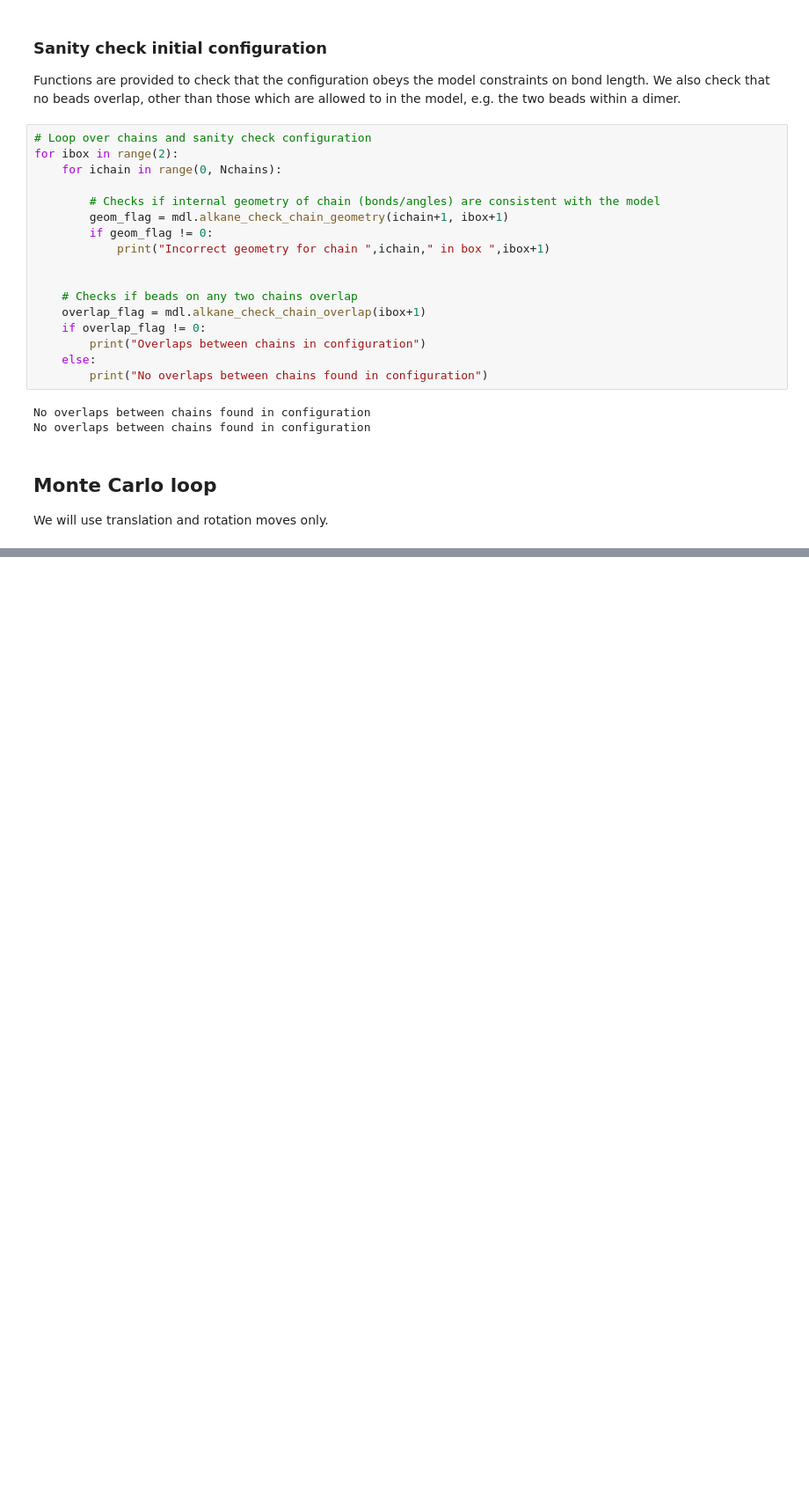
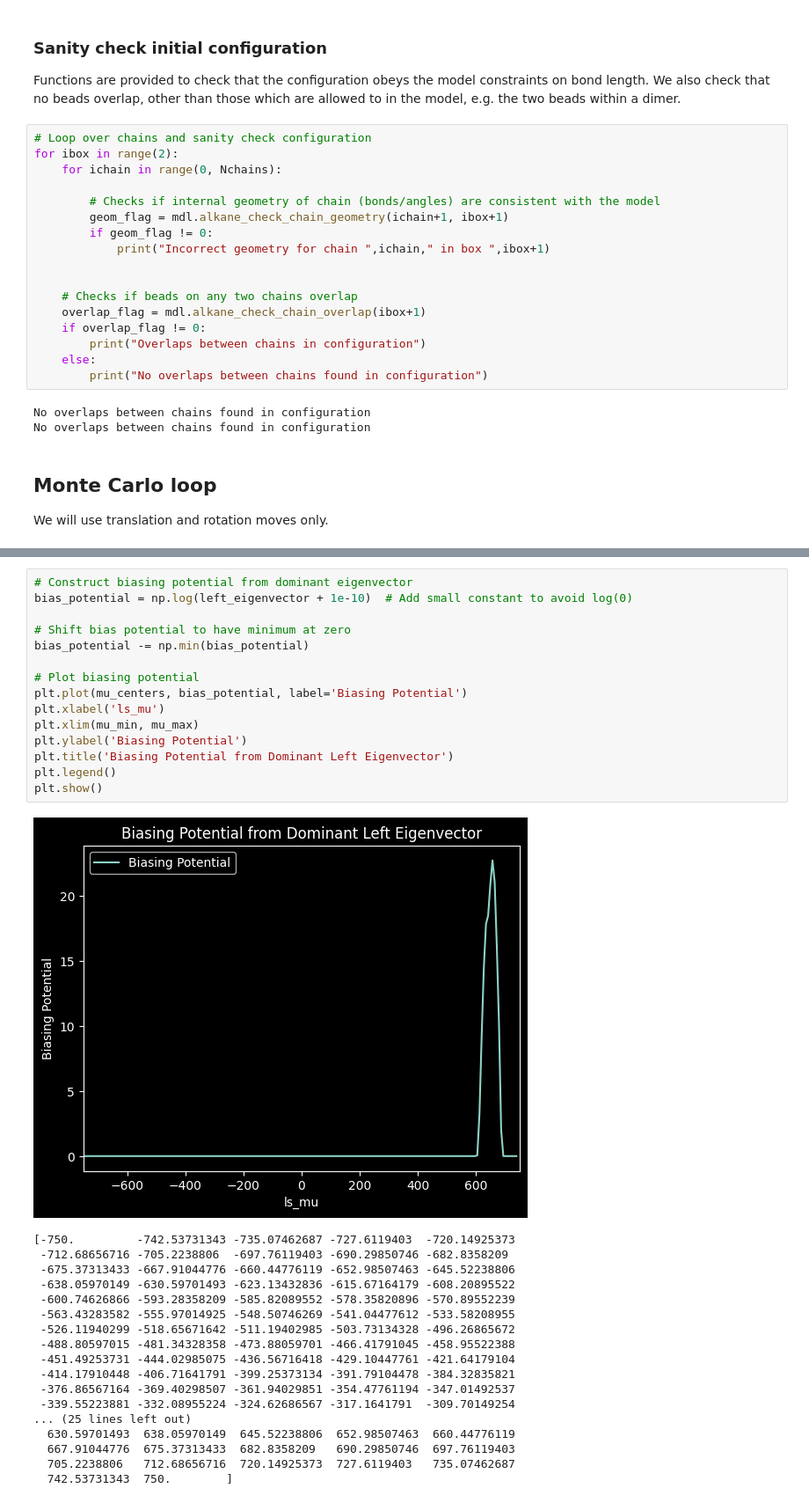
Before and after one commit to dquigley533/hs_alkane, a Jupyter notebook: examples/Dimer_LSMC/lsmc.ipynb, the cells around one changed output, grey strips where cells are left out. Shown at 88% size. Saved outputs shown, nothing was run; the diff lists cells and outputs as text; blank space fills up the shorter version.

```diff
--- a/examples/Dimer_LSMC/lsmc.ipynb
+++ b/examples/Dimer_LSMC/lsmc.ipynb
@@ -320,0 +519,34 @@ plt.show()
+# %%
+# Construct biasing potential from dominant eigenvector
+bias_potential = np.log(left_eigenvector + 1e-10)  # Add small constant to avoid log(0)
+
+# Shift bias potential to have minimum at zero
+bias_potential -= np.min(bias_potential)
+
+# Plot biasing potential
+plt.plot(mu_centers, bias_potential, label='Biasing Potential')
+plt.xlabel('ls_mu')
+plt.xlim(mu_min, mu_max)
+plt.ylabel('Biasing Potential')
+plt.title('Biasing Potential from Dominant Left Eigenvector')
+plt.legend()
+plt.show()
+# %% [output]
+[figure, added]
+[-750.         -742.53731343 -735.07462687 -727.6119403  -720.14925373
+ -712.68656716 -705.2238806  -697.76119403 -690.29850746 -682.8358209
+ -675.37313433 -667.91044776 -660.44776119 -652.98507463 -645.52238806
+ -638.05970149 -630.59701493 -623.13432836 -615.67164179 -608.20895522
+ -600.74626866 -593.28358209 -585.82089552 -578.35820896 -570.89552239
+ -563.43283582 -555.97014925 -548.50746269 -541.04477612 -533.58208955
+ -526.11940299 -518.65671642 -511.19402985 -503.73134328 -496.26865672
+ -488.80597015 -481.34328358 -473.88059701 -466.41791045 -458.95522388
+ -451.49253731 -444.02985075 -436.56716418 -429.10447761 -421.64179104
+ -414.17910448 -406.71641791 -399.25373134 -391.79104478 -384.32835821
+ -376.86567164 -369.40298507 -361.94029851 -354.47761194 -347.01492537
+ -339.55223881 -332.08955224 -324.62686567 -317.1641791  -309.70149254
+... (25 lines left out)
+  630.59701493  638.05970149  645.52238806  652.98507463  660.44776119
+  667.91044776  675.37313433  682.8358209   690.29850746  697.76119403
+  705.2238806   712.68656716  720.14925373  727.6119403   735.07462687
+  742.53731343  750.        ]
```
Also changed, not shown: parts of 5 cells of this notebook.
